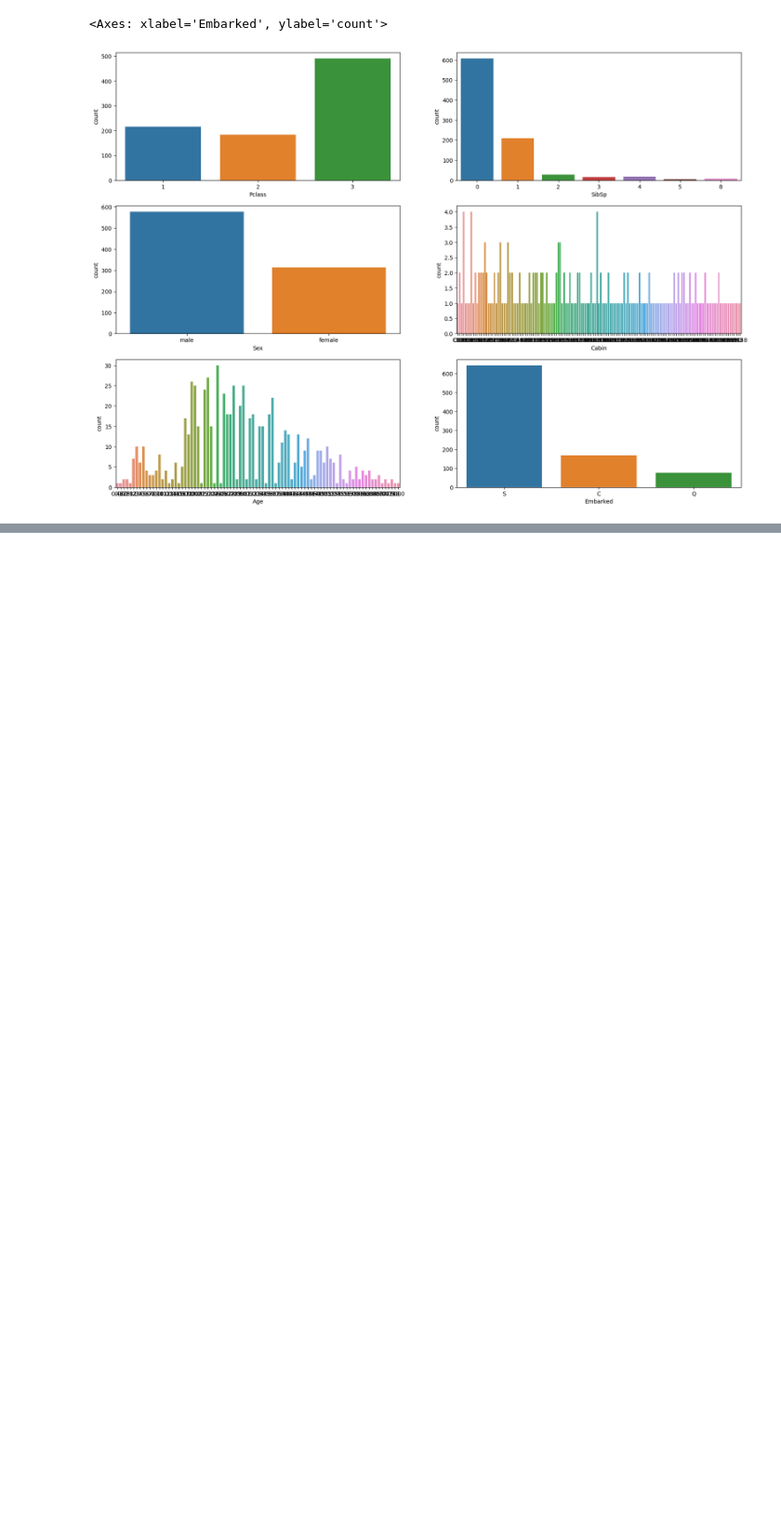
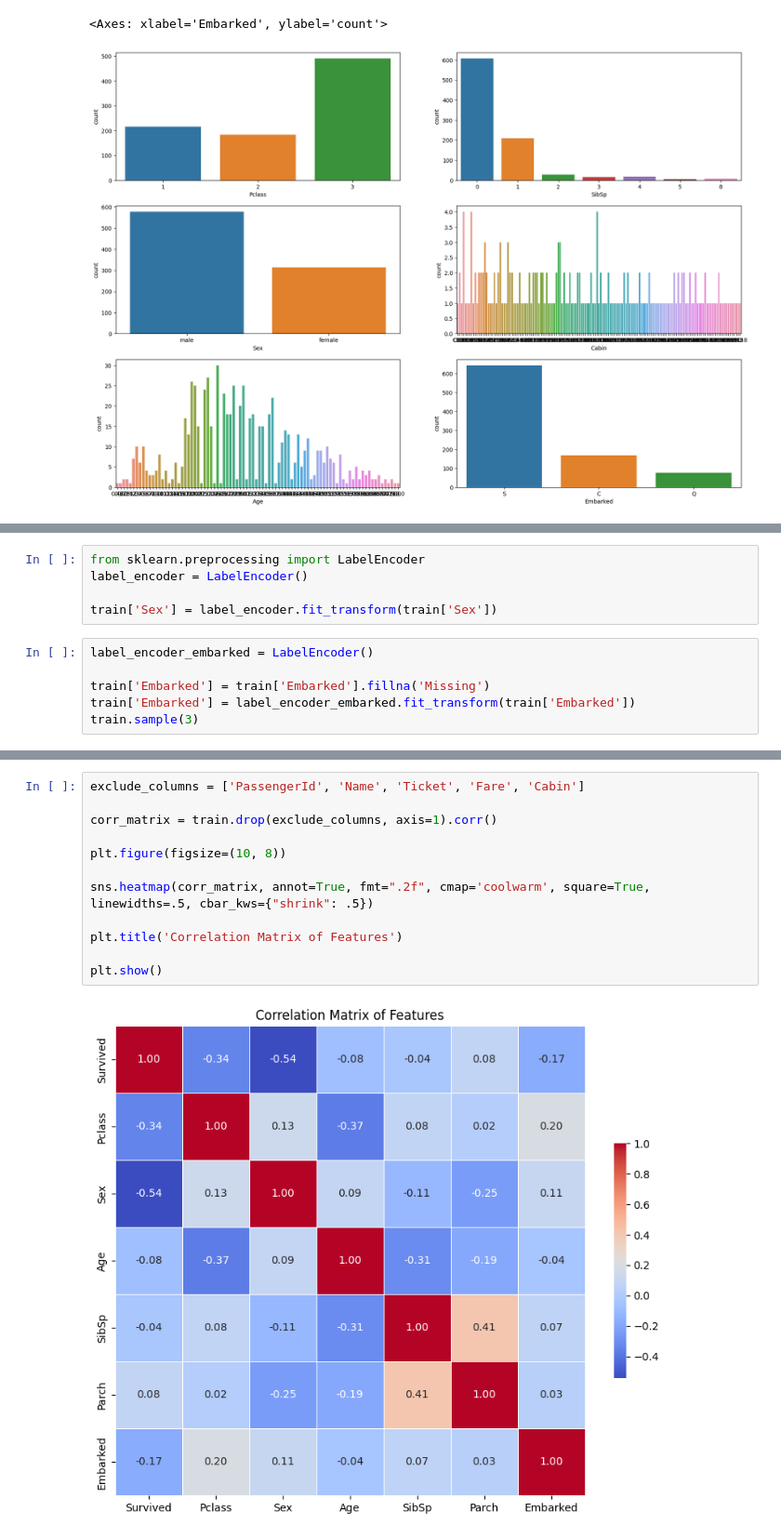
Before and after one commit to pratheeksha11/Titanic_Survival_Prediction_Kaggle, a Jupyter notebook: titanic-survival-prediction.ipynb, the cells around one changed output, grey strips where cells are left out. Shown at 93% size. Cells and saved outputs as stored; diff of their text form; blank space fills up the shorter version.

```diff
--- a/titanic-survival-prediction.ipynb
+++ b/titanic-survival-prediction.ipynb
@@ -95,0 +143,11 @@ sns.countplot(data=train, x='Survived', hue='Sex')
+# %%
+from sklearn.preprocessing import LabelEncoder
+label_encoder = LabelEncoder()
+
+train['Sex'] = label_encoder.fit_transform(train['Sex'])
+# %%
+label_encoder_embarked = LabelEncoder()
+
+train['Embarked'] = train['Embarked'].fillna('Missing')
+train['Embarked'] = label_encoder_embarked.fit_transform(train['Embarked'])
+train.sample(3)
@@ -95,0 +159,14 @@ sns.countplot(data=train, x='Survived', hue='Sex')
+# %%
+exclude_columns = ['PassengerId', 'Name', 'Ticket', 'Fare', 'Cabin']
+
+corr_matrix = train.drop(exclude_columns, axis=1).corr()
+
+plt.figure(figsize=(10, 8))
+
+sns.heatmap(corr_matrix, annot=True, fmt=".2f", cmap='coolwarm', square=True, linewidths=.5, cbar_kws={"shrink": .5})
+
+plt.title('Correlation Matrix of Features')
+
+plt.show()
+# %% [output]
+[figure, added]
```
Also changed, not shown: parts of 7 cells of this notebook.
